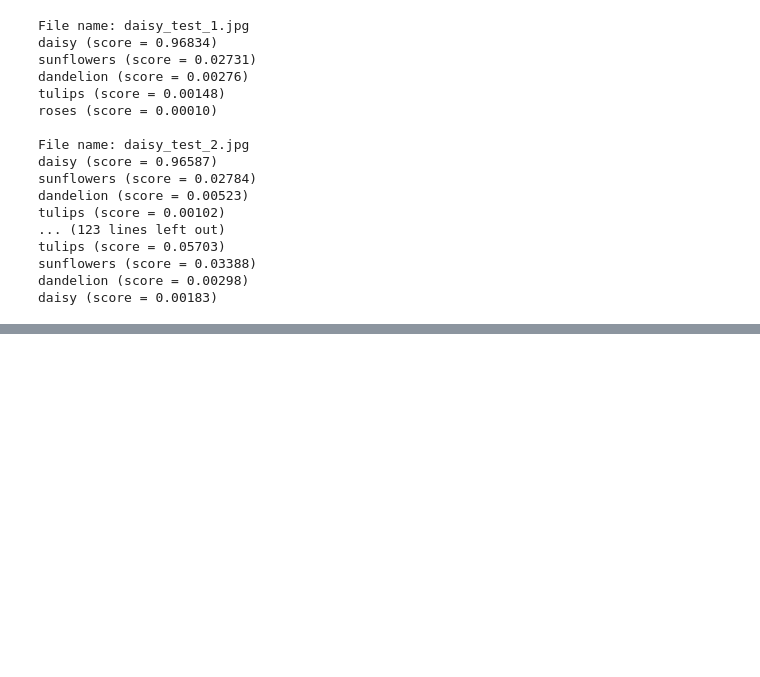
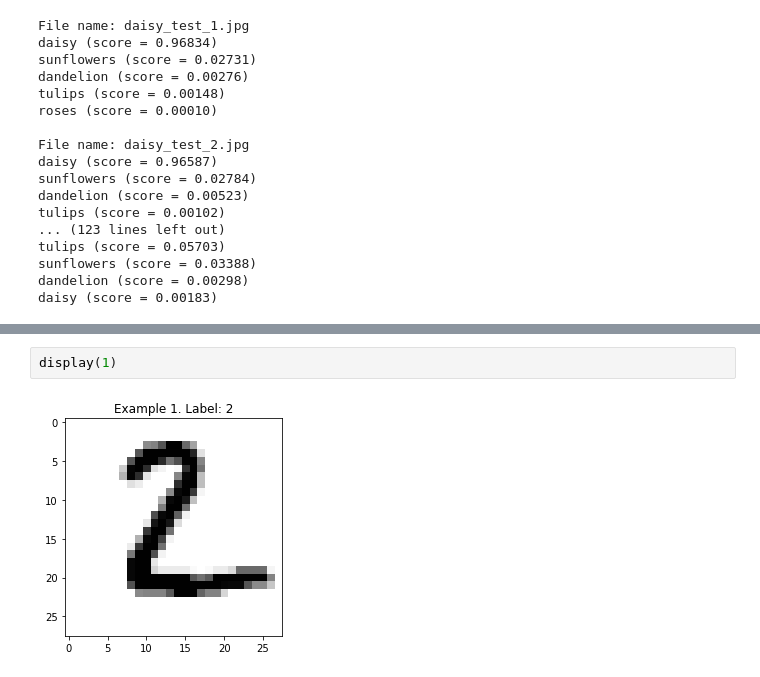
Before and after one commit to dazcona/learning-data-science, a Jupyter notebook: Learning Machine Learning with Josh Gordon/Learning Machine Learning with Josh Gordon.ipynb, the cells around one changed output, grey strips where cells are left out. Cells and saved outputs as stored; diff of their text form; blank space fills up the shorter version.

```diff
--- a/Learning Machine Learning with Josh Gordon/Learning Machine Learning with Josh Gordon.ipynb
+++ b/Learning Machine Learning with Josh Gordon/Learning Machine Learning with Josh Gordon.ipynb
@@ -556,0 +614,4 @@ daisy (score = 0.00183)
+# %%
+display(1)
+# %% [output]
+[figure, added]
```
Also changed, not shown: parts of 29 cells of this notebook, 1 other file.
